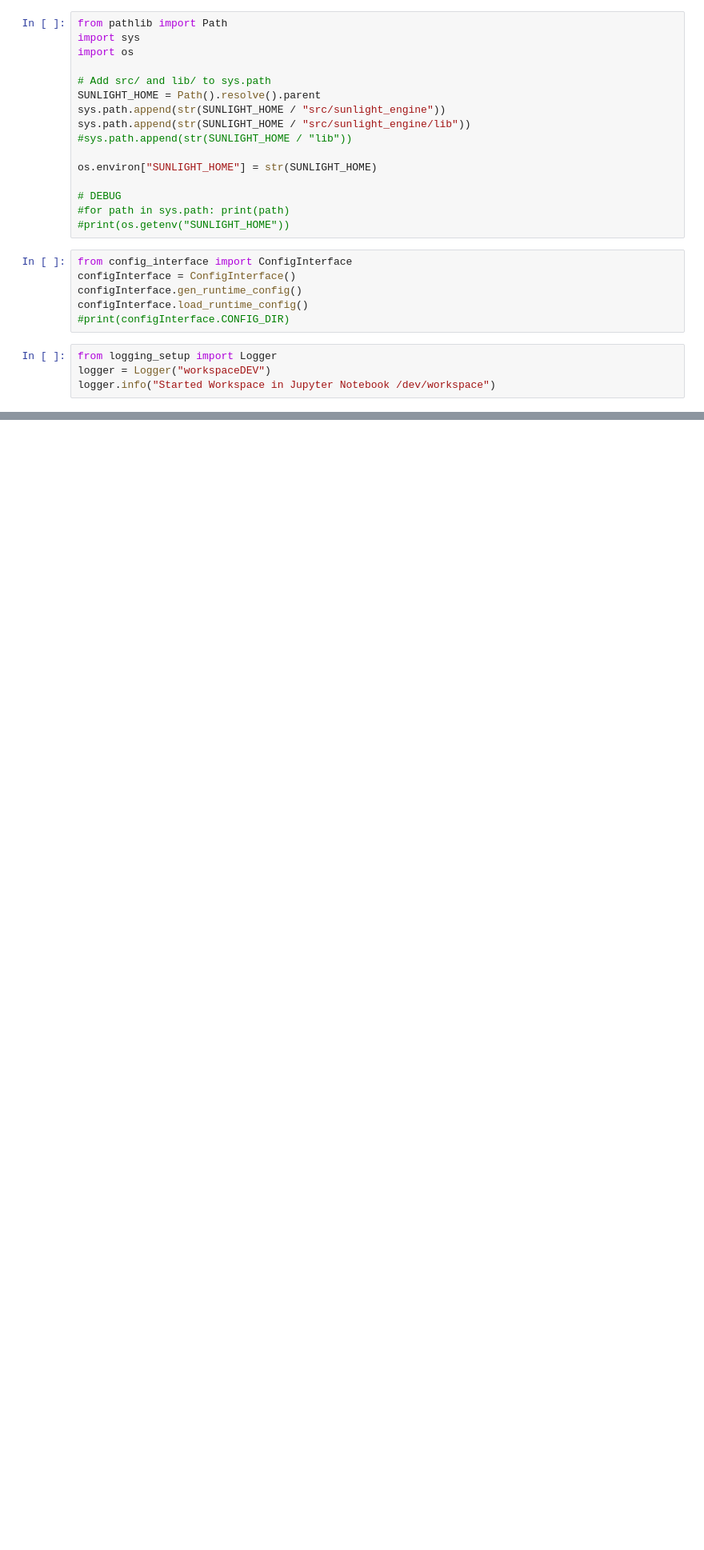
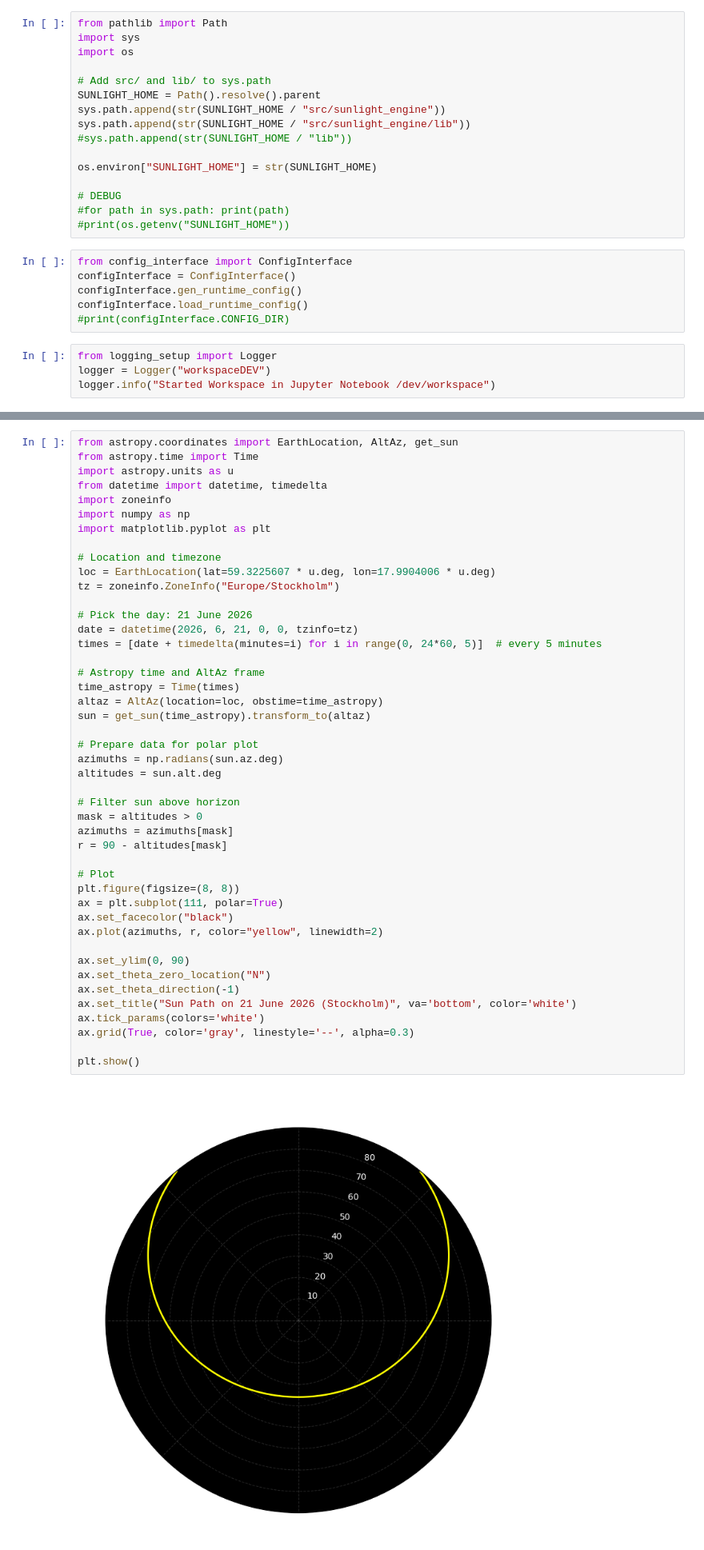
Before and after one commit to GimAndTonic/sunlight, a Jupyter notebook: dev/workspace.ipynb, the cells around one changed output, grey strips where cells are left out. Shown at 80% size. Drawn from its saved outputs; the diff is of its cells as text; blank space fills up the shorter version.

```diff
--- a/dev/workspace.ipynb
+++ b/dev/workspace.ipynb
@@ -64,0 +229,47 @@ configInterface.CONFIG_DIR
+# %%
+from astropy.coordinates import EarthLocation, AltAz, get_sun
+from astropy.time import Time
+import astropy.units as u
+from datetime import datetime, timedelta
+import zoneinfo
+import numpy as np
+import matplotlib.pyplot as plt
+
+# Location and timezone
+loc = EarthLocation(lat=59.3225607 * u.deg, lon=17.9904006 * u.deg)
+tz = zoneinfo.ZoneInfo("Europe/Stockholm")
+
+# Pick the day: 21 June 2026
+date = datetime(2026, 6, 21, 0, 0, tzinfo=tz)
+times = [date + timedelta(minutes=i) for i in range(0, 24*60, 5)]  # every 5 minutes
+
+# Astropy time and AltAz frame
+time_astropy = Time(times)
+altaz = AltAz(location=loc, obstime=time_astropy)
+sun = get_sun(time_astropy).transform_to(altaz)
+
+# Prepare data for polar plot
+azimuths = np.radians(sun.az.deg)
+altitudes = sun.alt.deg
+
+# Filter sun above horizon
+mask = altitudes > 0
+azimuths = azimuths[mask]
+r = 90 - altitudes[mask]
+
+# Plot
+plt.figure(figsize=(8, 8))
+ax = plt.subplot(111, polar=True)
+ax.set_facecolor("black")
+ax.plot(azimuths, r, color="yellow", linewidth=2)
+
+ax.set_ylim(0, 90)
+ax.set_theta_zero_location("N")
+ax.set_theta_direction(-1)
+ax.set_title("Sun Path on 21 June 2026 (Stockholm)", va='bottom', color='white')
+ax.tick_params(colors='white')
+ax.grid(True, color='gray', linestyle='--', alpha=0.3)
+
+plt.show()
+# %% [output]
+[figure, added]
```
Also changed, not shown: parts of 12 cells of this notebook, 2 other files.
